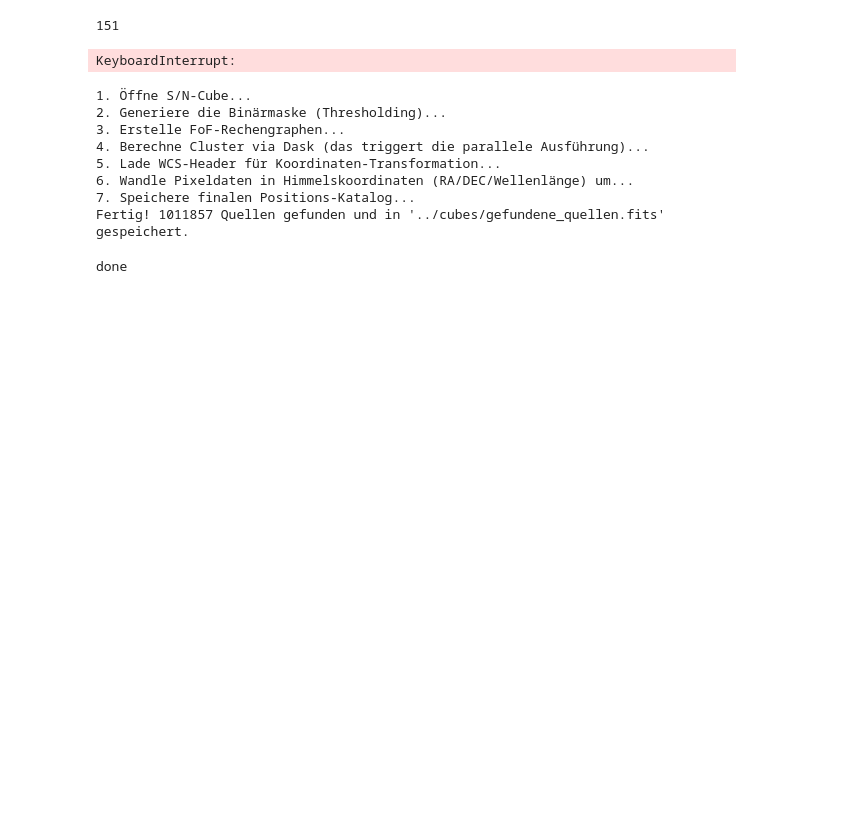
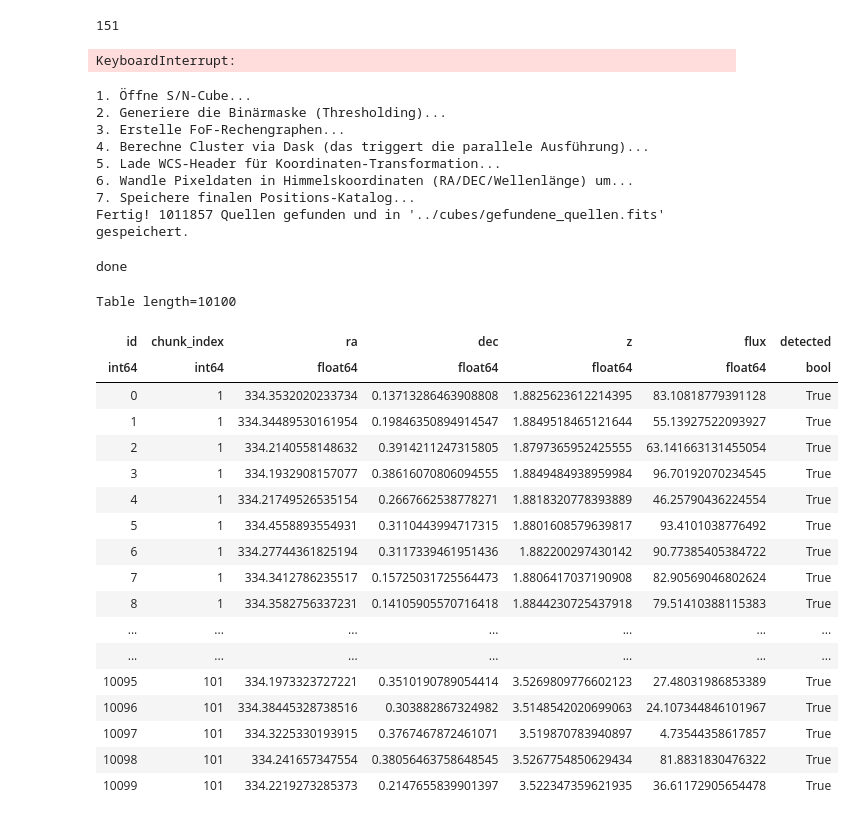
Before and after one commit to BGrashey/Master, a Jupyter notebook: notebooks/Cubes.ipynb, the cells around one changed output. Cells and saved outputs as stored; diff of their text form; code cells hidden in the pictures; blank space fills up the shorter version.

```diff
--- a/notebooks/Cubes.ipynb
+++ b/notebooks/Cubes.ipynb
@@ -510,0 +256,24 @@ done
+# %%
+from astropy.table import Table, vstack
+
+Table.read("../data_/injected_sources_flagged.fits")
+# %% [output]
+Table length=10100
+| id | chunk_index | ra | dec | z | flux | detected |
+| int64 | int64 | float64 | float64 | float64 | float64 | bool |
+| 0 | 1 | 334.3532020233734 | 0.13713286463908808 | 1.8825623612214395 | 83.10818779391128 | True |
+| 1 | 1 | 334.34489530161954 | 0.19846350894914547 | 1.8849518465121644 | 55.13927522093927 | True |
+| 2 | 1 | 334.2140558148632 | 0.3914211247315805 | 1.8797365952425555 | 63.141663131455054 | True |
+| 3 | 1 | 334.1932908157077 | 0.38616070806094555 | 1.8849484938959984 | 96.70192070234545 | True |
+| 4 | 1 | 334.21749526535154 | 0.2667662538778271 | 1.8818320778393889 | 46.25790436224554 | True |
+| 5 | 1 | 334.4558893554931 | 0.3110443994717315 | 1.8801608579639817 | 93.4101038776492 | True |
+| 6 | 1 | 334.27744361825194 | 0.3117339461951436 | 1.882200297430142 | 90.77385405384722 | True |
+| 7 | 1 | 334.3412786235517 | 0.15725031725564473 | 1.8806417037190908 | 82.90569046802624 | True |
+| 8 | 1 | 334.3582756337231 | 0.14105905570716418 | 1.8844230725437918 | 79.51410388115383 | True |
+| ... | ... | ... | ... | ... | ... | ... |
+| ... | ... | ... | ... | ... | ... | ... |
+| 10095 | 101 | 334.1973323727221 | 0.3510190789054414 | 3.5269809776602123 | 27.48031986853389 | True |
+| 10096 | 101 | 334.38445328738516 | 0.303882867324982 | 3.5148542020699063 | 24.107344846101967 | True |
+| 10097 | 101 | 334.3225330193915 | 0.3767467872461071 | 3.519870783940897 | 4.73544358617857 | True |
+| 10098 | 101 | 334.241657347554 | 0.38056463758648545 | 3.5267754850629434 | 81.8831830476322 | True |
+| 10099 | 101 | 334.2219273285373 | 0.2147655839901397 | 3.522347359621935 | 36.61172905654478 | True |
```
Also changed, not shown: parts of 7 cells of this notebook, 25 other files.
